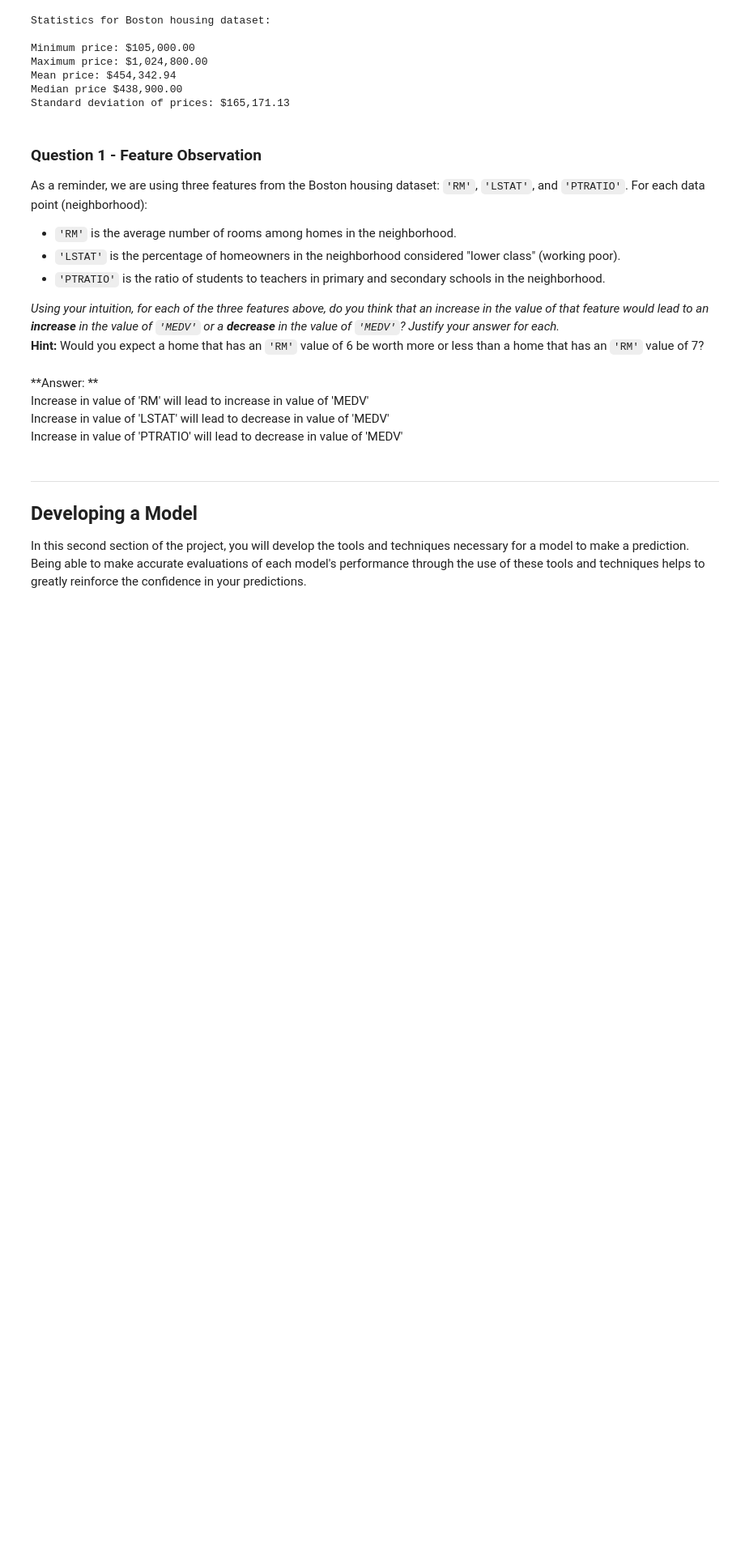
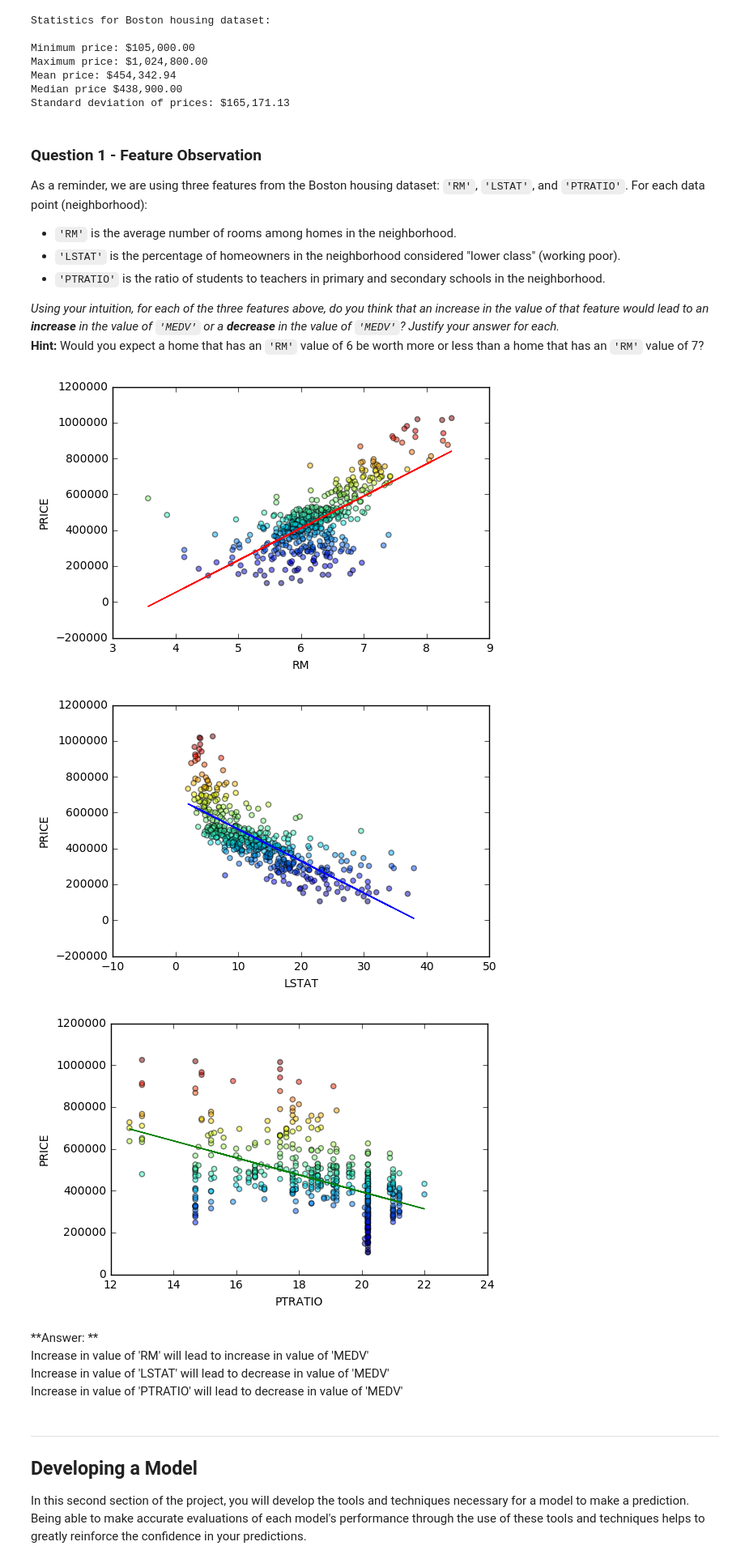
Before and after one commit to hemantdeshpande/udacity-mlnd, a Jupyter notebook: boston_housing/boston_housing.ipynb, the cells around one changed output. Shown at 81% size. Drawn from its saved outputs; the diff is of its cells as text; code cells hidden in the pictures; blank space fills up the shorter version.

```diff
--- a/boston_housing/boston_housing.ipynb
+++ b/boston_housing/boston_housing.ipynb
@@ -92,6 +92,40 @@ As a reminder, we are using three features from the Boston housing dataset: `'RM
 
 _Using your intuition, for each of the three features above, do you think that an increase in the value of that feature would lead to an **increase** in the value of `'MEDV'` or a **decrease** in the value of `'MEDV'`? Justify your answer for each._
 **Hint:** Would you expect a home that has an `'RM'` value of 6 be worth more or less than a home that has an `'RM'` value of 7?
+# %%
+from sklearn.linear_model import LinearRegression
+import matplotlib.pyplot as plt
+
+rm = data['RM'].reshape(-1,1)
+rm_lin = LinearRegression()
+rm_lin.fit(rm, prices)
+plt.plot(rm, rm_lin.predict(rm), color='red', linewidth=1)
+plt.scatter(rm, prices, alpha=0.5, c=prices)
+plt.xlabel('RM')
+plt.ylabel('PRICE')
+plt.show()
+
+lstat = data['LSTAT'].reshape(-1,1)
+lstat_lin = LinearRegression()
+lstat_lin.fit(lstat, prices)
+plt.plot(lstat, lstat_lin.predict(lstat), color='blue', linewidth=1)
+plt.scatter(lstat, prices, alpha=0.5, c=prices)
+plt.xlabel('LSTAT')
+plt.ylabel('PRICE')
+plt.show()
+
+ptratio = data['PTRATIO'].reshape(-1,1)
+ptratio_lin = LinearRegression()
+ptratio_lin.fit(ptratio, prices)
+plt.plot(ptratio, ptratio_lin.predict(ptratio), color='green', linewidth=1)
+plt.scatter(ptratio, prices, alpha=0.5, c=prices)
+plt.xlabel('PTRATIO')
+plt.ylabel('PRICE')
+plt.show()
+# %% [output]
+[figure, added]
+[figure, added]
+[figure, added]
 # %% [markdown]
 **Answer: **
 Increase in value of 'RM' will lead to increase in value of 'MEDV'
```
Also changed, not shown: parts of 5 cells of this notebook, 1 other file.
